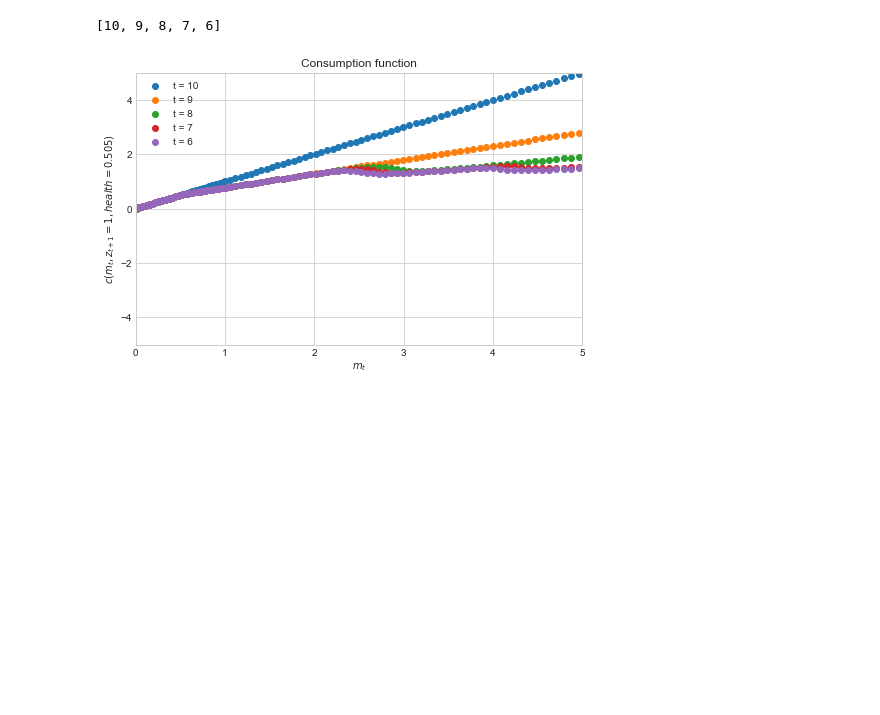
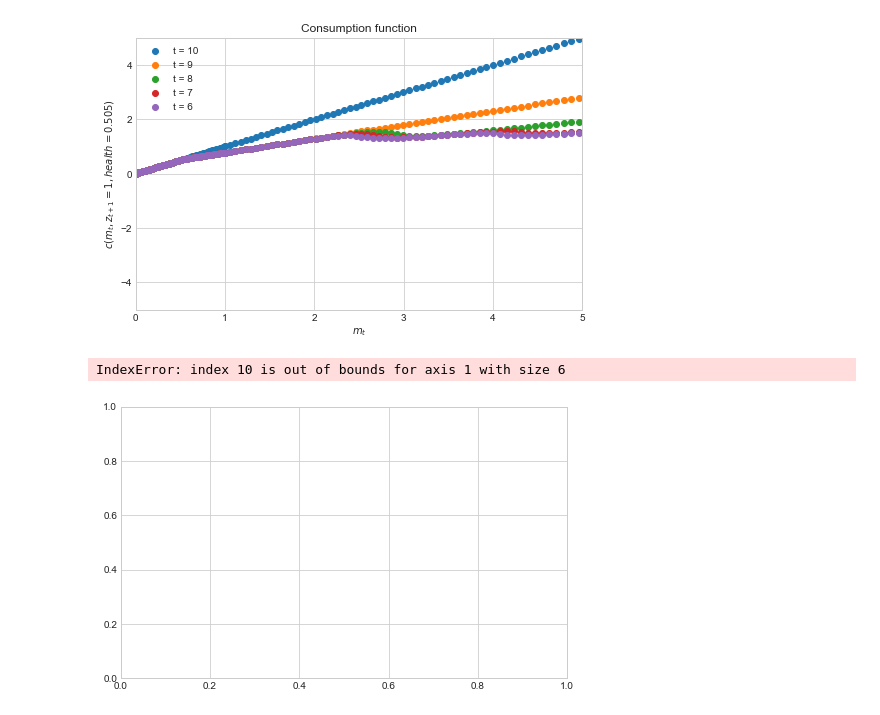
Before and after one commit to Fraekfyr91/-Lifecycle-model-with-labour-supply-and-health-investments, a Jupyter notebook: 05_dc_egm.ipynb, the cells around one changed output. Saved outputs shown, nothing was run; the diff lists cells and outputs as text; code cells hidden in the pictures; blank space fills up the shorter version.

```diff
--- a/05_dc_egm.ipynb
+++ b/05_dc_egm.ipynb
@@ -106,26 +108,26 @@ plt.plot(hs)
 # %%
 # Figure
 def figure_multi_dim(par,sol,T,i_h):
     p = par.grid_h[i_h]
 
     ts = [par.T, par.T-1, par.T-2, par.T-3, par.T-4]
-    print(ts)
     fig = plt.figure(figsize=(8,5))
     ax = fig.add_subplot(1,1,1)
 
     for i in ts:
         ax.scatter(par.grid_m,sol.c[i-1,T,:,i_h], label=f't = {i}')
     ax.set_xlabel(f"$m_t$")
     ax.set_ylabel(f"$c(m_t,z_{{t+1}} = {T}, health = {p:.3})$")
     ax.set_xlim([0, 5])
     ax.set_ylim([-5,5])
     ax.set_title(f'Consumption function')
     plt.legend()
     plt.show()
 
 figure_multi_dim(model.par,model.sol, 1, 50)
-#figure_multi_dim(model.par,model.sol, 10, 50)
+figure_multi_dim(model.par,model.sol, 10, 50)
 #figure_multi_dim(model.par,model.sol, 30, 50)
 # %% [output]
+[figure]
-[10, 9, 8, 7, 6]
+IndexError: index 10 is out of bounds for axis 1 with size 6
-[figure]
+[figure, added]
```
Also changed, not shown: parts of 4 cells of this notebook, 1 other file.
